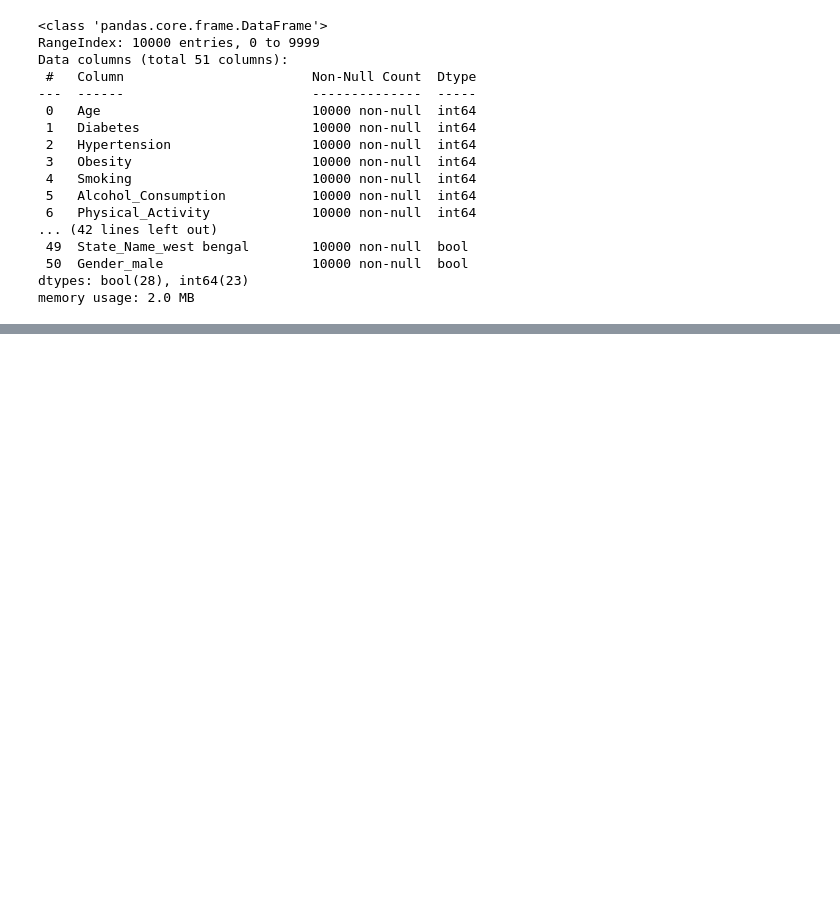
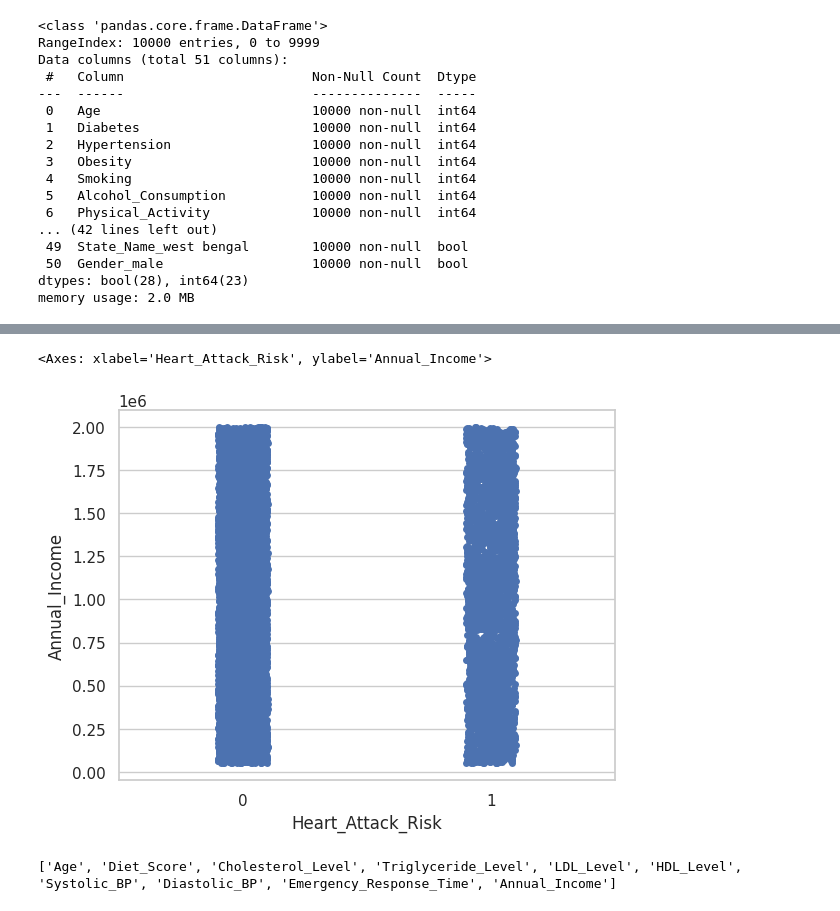
Before and after one commit to sumedh019/Cardio-Risk-Analysis, a Jupyter notebook: Cardio_Risk_Analysis.ipynb, the cells around one changed output, grey strips where cells are left out. Cells and saved outputs as stored; diff of their text form; code cells hidden in the pictures; blank space fills up the shorter version.

```diff
--- a/Cardio_Risk_Analysis.ipynb
+++ b/Cardio_Risk_Analysis.ipynb
@@ -171,0 +234,17 @@ memory usage: 2.0 MB
+# %%
+sns.stripplot(x='Heart_Attack_Risk', y='Annual_Income', data=df, jitter=True)
+# %% [output]
+<Axes: xlabel='Heart_Attack_Risk', ylabel='Annual_Income'>
+[figure, added]
+# %%
+num_cols = df.select_dtypes(include=np.number).columns
+
+# Remove target column
+num_cols = [col for col in num_cols if col != 'Heart_Attack_Risk']
+
+# Keep only continuous columns (avoid binary)
+num_cols = [col for col in num_cols if df[col].nunique() > 10]
+
+print(num_cols)
+# %% [output]
+['Age', 'Diet_Score', 'Cholesterol_Level', 'Triglyceride_Level', 'LDL_Level', 'HDL_Level', 'Systolic_BP', 'Diastolic_BP', 'Emergency_Response_Time', 'Annual_Income']
```
Also changed, not shown: parts of 7 cells of this notebook.
